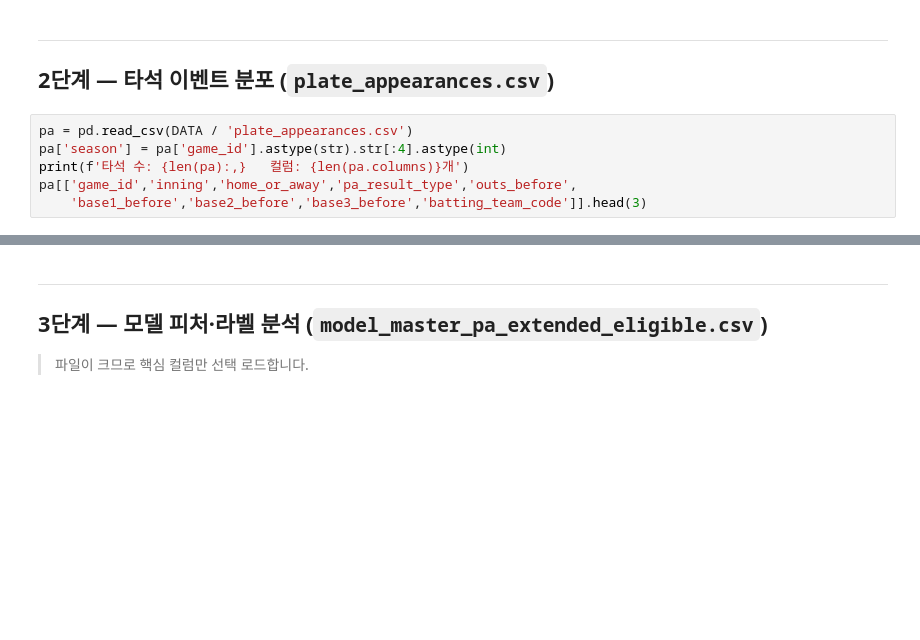
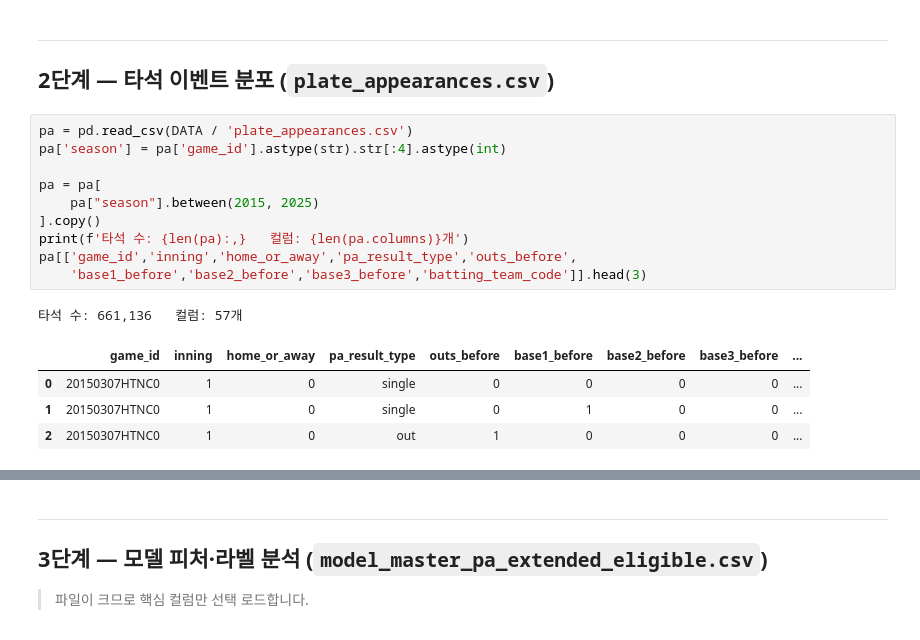
Before and after one commit to Donghaeng-LOTTO/Donghaeng-LOTTO, a Jupyter notebook: analysis/eda260614.ipynb, the cells around one changed output, grey strips where cells are left out. Saved outputs shown, nothing was run; the diff lists cells and outputs as text; blank space fills up the shorter version.

```diff
--- a/analysis/eda260614.ipynb
+++ b/analysis/eda260614.ipynb
@@ -108,9 +144,19 @@ plt.show()
 # %%
 pa = pd.read_csv(DATA / 'plate_appearances.csv')
 pa['season'] = pa['game_id'].astype(str).str[:4].astype(int)
+
+pa = pa[
+    pa["season"].between(2015, 2025)
+].copy()
 print(f'타석 수: {len(pa):,}   컬럼: {len(pa.columns)}개')
 pa[['game_id','inning','home_or_away','pa_result_type','outs_before',
     'base1_before','base2_before','base3_before','batting_team_code']].head(3)
+# %% [output]
+타석 수: 661,136   컬럼: 57개
+|  | game_id | inning | home_or_away | pa_result_type | outs_before | base1_before | base2_before | base3_before | ... |
+| 0 | 20150307HTNC0 | 1 | 0 | single | 0 | 0 | 0 | 0 | ... |
+| 1 | 20150307HTNC0 | 1 | 0 | single | 0 | 1 | 0 | 0 | ... |
+| 2 | 20150307HTNC0 | 1 | 0 | out | 1 | 0 | 0 | 0 | ... |
 # %%
 # 시즌별 타석 수
 fig, ax = plt.subplots(figsize=(11, 4))
```
Also changed, not shown: parts of 27 cells of this notebook.
